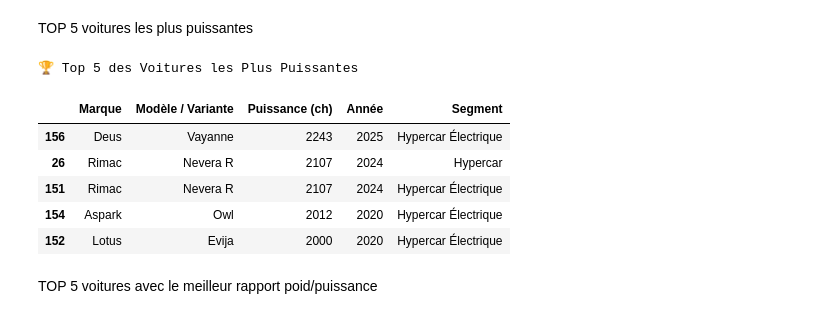
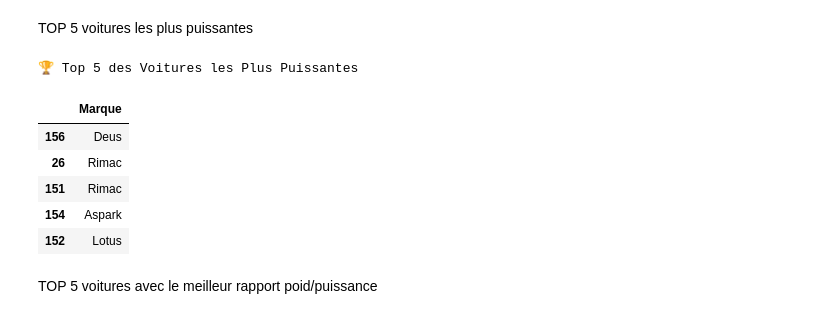
Before and after one commit to quentinoudin/hetic, a Jupyter notebook: projet_data_voitures/notebook_jupyter.ipynb, the cells around one changed output. Cells and saved outputs as stored; diff of their text form; code cells hidden in the pictures.

```diff
--- a/projet_data_voitures/notebook_jupyter.ipynb
+++ b/projet_data_voitures/notebook_jupyter.ipynb
@@ -306,23 +333,23 @@ TOP 5 voitures les plus puissantes
 # %%
 # Les 5 voitures les plus puissantes
 
 #Sélectionne les 5 voitures avec la plus grande puissance
 
-top5_puissantes = df.nlargest(5, 'Puissance (ch)')[['Marque', 'Modèle / Variante', 'Puissance (ch)', 'Année', 'Segment']]
+top5_puissantes = df.nlargest(5, 'Puissance (ch)')[['Marque']]
 
 # Afficher le titre
 print("🏆 Top 5 des Voitures les Plus Puissantes")
 
 
 display(top5_puissantes)
 # %% [output]
 🏆 Top 5 des Voitures les Plus Puissantes
-|  | Marque | Modèle / Variante | Puissance (ch) | Année | Segment |
-| 156 | Deus | Vayanne | 2243 | 2025 | Hypercar Électrique |
-| 26 | Rimac | Nevera R | 2107 | 2024 | Hypercar |
-| 151 | Rimac | Nevera R | 2107 | 2024 | Hypercar Électrique |
-| 154 | Aspark | Owl | 2012 | 2020 | Hypercar Électrique |
-| 152 | Lotus | Evija | 2000 | 2020 | Hypercar Électrique |
+|  | Marque |
+| 156 | Deus |
+| 26 | Rimac |
+| 151 | Rimac |
+| 154 | Aspark |
+| 152 | Lotus |
 # %% [markdown]
 TOP 5 voitures avec le meilleur rapport poid/puissance
 # %%
```
Also changed, not shown: parts of 2 cells of this notebook, 12 other files.
